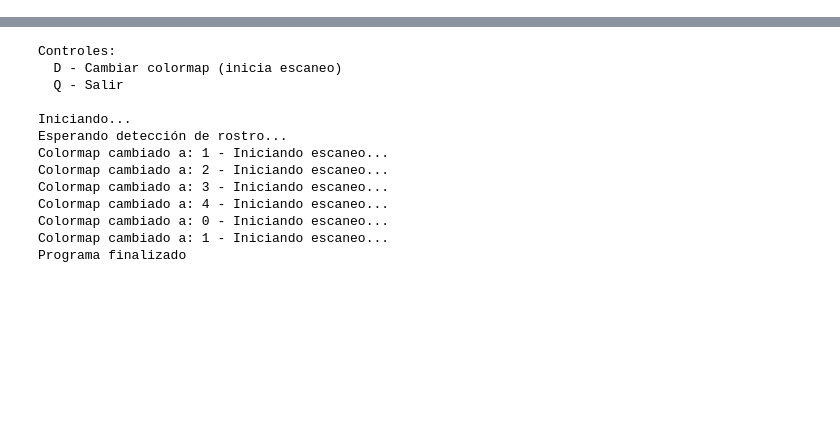
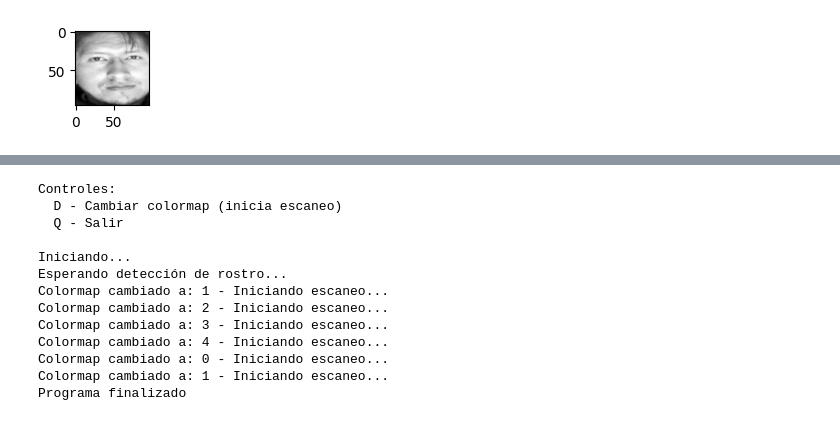
Before and after one commit to juanfradelrm/VC, a Jupyter notebook: VC_P5/VC_P5.ipynb, the cells around one changed output, grey strips where cells are left out. Saved outputs shown, nothing was run; the diff lists cells and outputs as text; code cells hidden in the pictures; blank space fills up the shorter version.

```diff
--- a/VC_P5/VC_P5.ipynb
+++ b/VC_P5/VC_P5.ipynb
@@ -0,0 +23,95 @@
+# %%
+# carpeta con la imagenes
+folder = r"C:\Users\mario\Downloads\datasetpreprocesado"    # CAMBIAR LA RUTA
+
+# Contador de número de clases del conjunto
+nclasses = 0
+# Contador de muestras por clase
+nperclass = []
+# Etiqueta de cada clase (nombre de la subcarpeta)
+classlabels = []
+# Inicializa estructuras de datos y sus correpondientes etiquetas
+X = []
+Y = []
+
+# Valor de resolución por defecto de matplotlib
+dpi = matplotlib.rcParams['figure.dpi']
+
+# Limita cuántas imágenes cargas por clase
+max_per_class = 3000
+
+# tamaño estandar para las imágenes
+TARGET_SIZE = (96, 96)
+
+# Define las extensiones permitidas
+valid_extensions = ('.jpg', '.jpeg', '.png')
+
+# Asume que en la ruta indicada hay una subcarpeta por clase
+for class_name in os.listdir(folder):
+    # Cada subcarpeta implica una clase más
+    nclasses += 1
+    # Inicialmente esta clase no tiene muestras
+    nsamples = 0
+
+    # Compone la ruta
+    class_folder = os.path.join(folder, class_name)
+    for file_name in os.listdir(class_folder):
+        if nsamples >= max_per_class:
+            break
+
+        # CAMBIO: Acepta jpg, jpeg y png
+        if file_name.lower().endswith(valid_extensions):
+
+            file_path = os.path.join(class_folder, file_name)
+
+            if not os.path.exists(file_path):
+                print(f"No existe: {file_path}")
+                continue
+
+            # Lee la imagen
+            image = cv2.imread(file_path)
+
+            if image is None:
+                print(f"No se pudo leer: {file_path}")
+                continue
+
+            image = cv2.resize(image, TARGET_SIZE)
+
+            # Extrae tamaños
+            height, width, depth = image.shape
+            # Convierte a grises
+            gray = cv2.cvtColor(image, cv2.COLOR_BGR2GRAY)
+            # Añade a X, previa conversión en vector
+            X.append(gray.reshape(height*width))
+            # Añade etiqueta numérica de la muestra
+            Y.append(nclasses-1)
+            # Muestra primera imagen de la clase
+            if nsamples == 0:
+                figsize = width / float(dpi), height / float(dpi)
+
+                plt.figure(figsize=figsize)
+                plt.imshow(gray, cmap='gray', vmin=0, vmax=255)
+                plt.show()
+
+            #Incrementa el número de muestras
+            nsamples += 1
+    nperclass.append(nsamples)
+    classlabels.append(class_name)
+
+#Convierte a numpy array X e Y
+X = np.array(X, dtype='float32')
+Y = np.array(Y, dtype='float64')
+
+# Obtiene número de muestras y características
+n_samples, n_features = X.shape
+# Obtiene nombres de las clases
+class_names = np.array(classlabels)
+n_classes = class_names.shape[0]
+
+print("Dataset info:")
+print("# samples: %d" % n_samples)
+print("# features: %d" % n_features)
+print("# classes: %d" % n_classes)
+print("classes %s" % classlabels)
+# %% [output]
+[figure, added]
```
Also changed, not shown: parts of 18 cells of this notebook.
